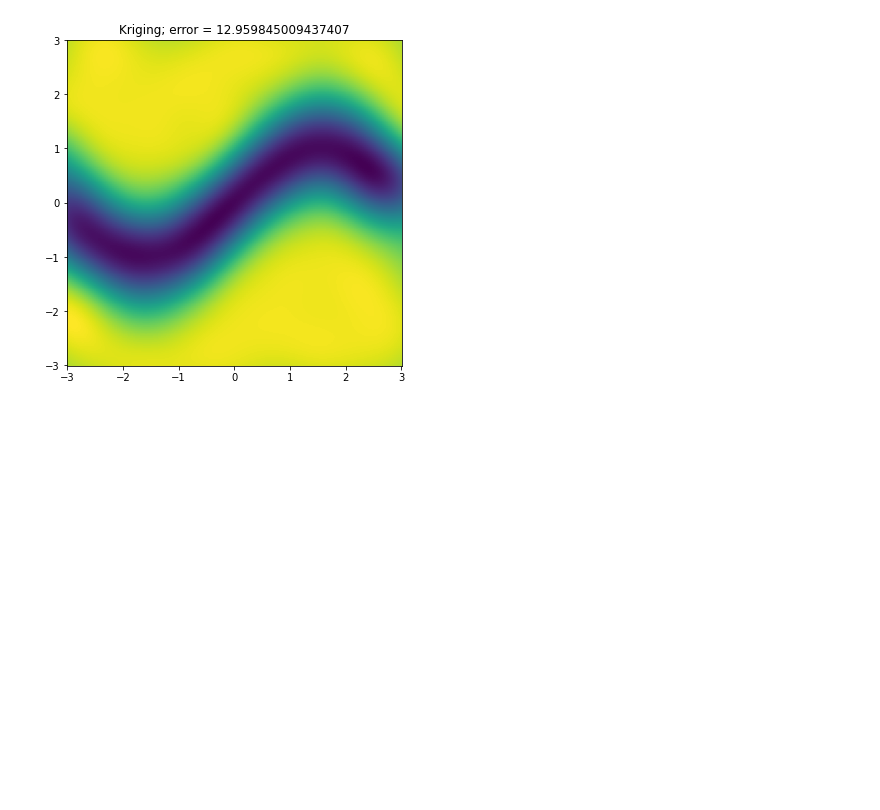
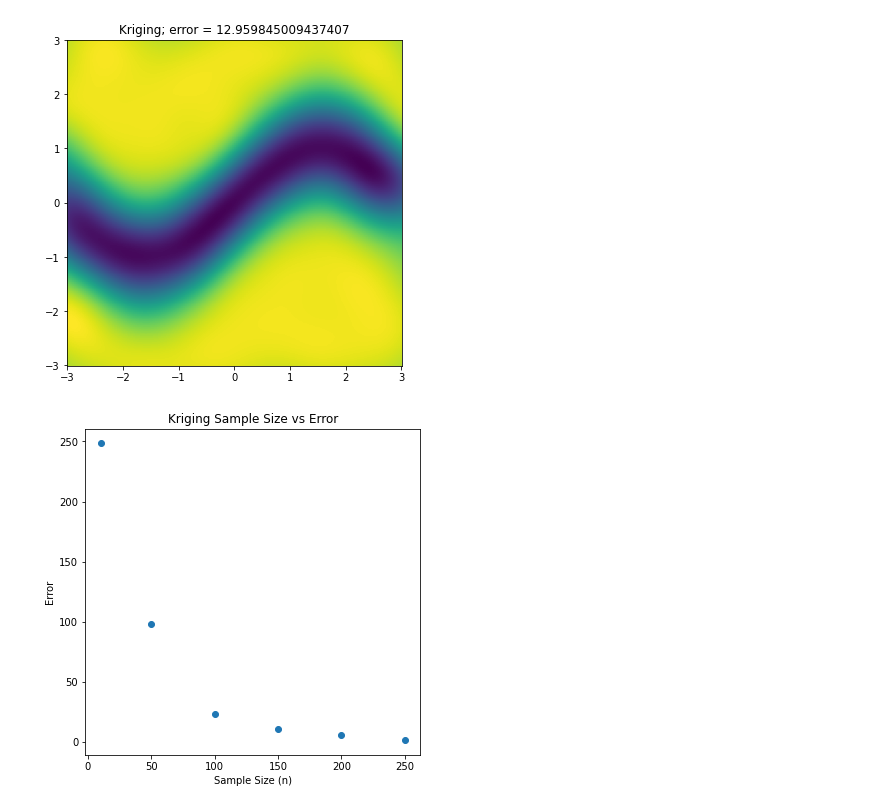
Before and after one commit to nlumiere/Interpolation-Techniques, a Jupyter notebook: Krigging.ipynb, the cells around one changed output. Drawn from its saved outputs; the diff is of its cells as text; code cells hidden in the pictures; blank space fills up the shorter version.

```diff
--- a/Krigging.ipynb
+++ b/Krigging.ipynb
@@ -62,18 +62,20 @@ def get_kriging_error(n):
 # %%
 x = np.linspace(-3, 3, 1000)
 y = np.linspace(-3, 3, 1000)
 X, Y = np.meshgrid(x, y)
 Z = f(X, Y)
 
 # Keeping sample sizes low as the memory overhead for anything higher seems to go out of control - froze my computer multiple times working this
-sample_sizes = [10, 50, 100, 250]
+sample_sizes = [10, 50, 100, 150, 200, 250]
 errors = []
 for sample in sample_sizes:
     errors.append(get_kriging_error(sample))
 
 plt.figure(figsize=(6,6))
 plt.scatter(sample_sizes, errors)
 plt.xlabel("Sample Size (n)")
 plt.ylabel("Error")
 plt.title("Kriging Sample Size vs Error")
 plt.show()
+# %% [output]
+[figure, added]
```
